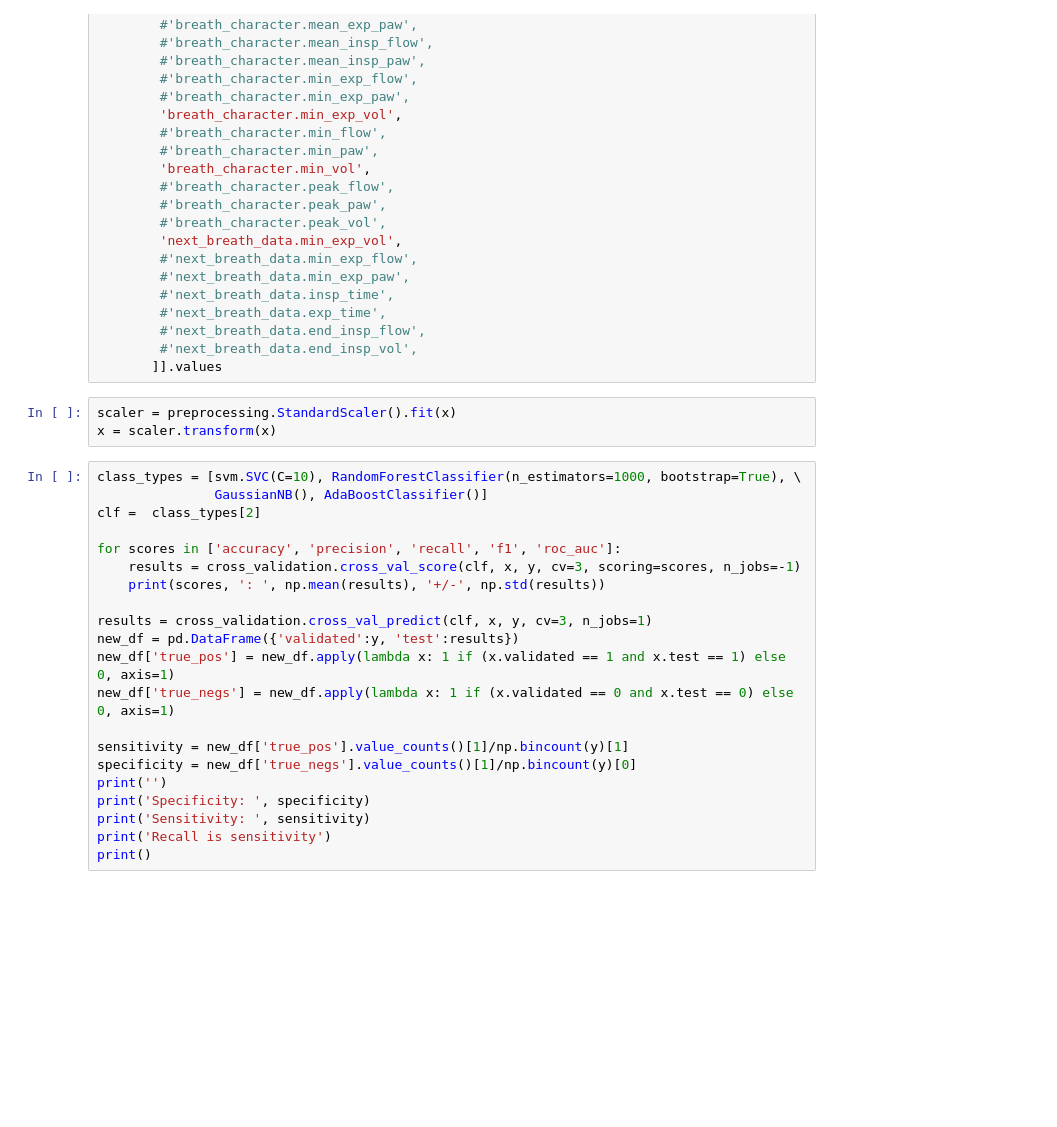
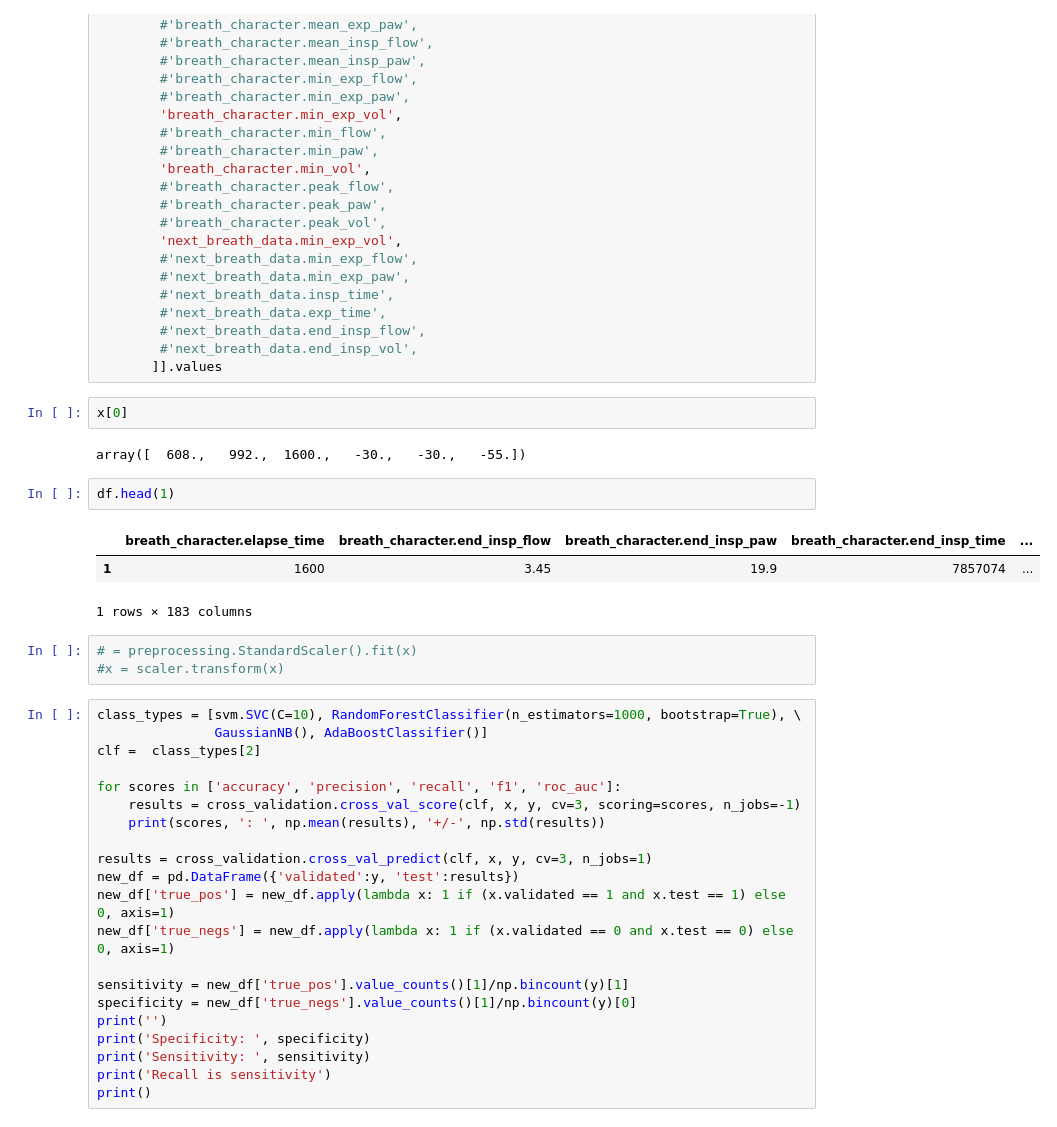
Before and after one commit to psottile05/VentDysSedation, a Jupyter notebook: AnalysisModules/VD identification.ipynb, the cells around one changed output. Cells and saved outputs as stored; diff of their text form; blank space fills up the shorter version.

```diff
--- a/AnalysisModules/VD identification.ipynb
+++ b/AnalysisModules/VD identification.ipynb
@@ -158,9 +158,19 @@ x = df[[
         #'next_breath_data.end_insp_flow',
         #'next_breath_data.end_insp_vol',
        ]].values
+# %%
+x[0]
+# %% [output]
+array([  608.,   992.,  1600.,   -30.,   -30.,   -55.])
+# %%
+df.head(1)
+# %% [output]
+|  | breath_character.elapse_time | breath_character.end_insp_flow | breath_character.end_insp_paw | breath_character.end_insp_time | ... |
+| 1 | 1600 | 3.45 | 19.9 | 7857074 | ... |
+1 rows × 183 columns
 # %%
-scaler = preprocessing.StandardScaler().fit(x)
-x = scaler.transform(x)
+# = preprocessing.StandardScaler().fit(x)
+#x = scaler.transform(x)
 # %%
 class_types = [svm.SVC(C=10), RandomForestClassifier(n_estimators=1000, bootstrap=True), \
                GaussianNB(), AdaBoostClassifier()]
```
Also changed, not shown: 1 other file.
